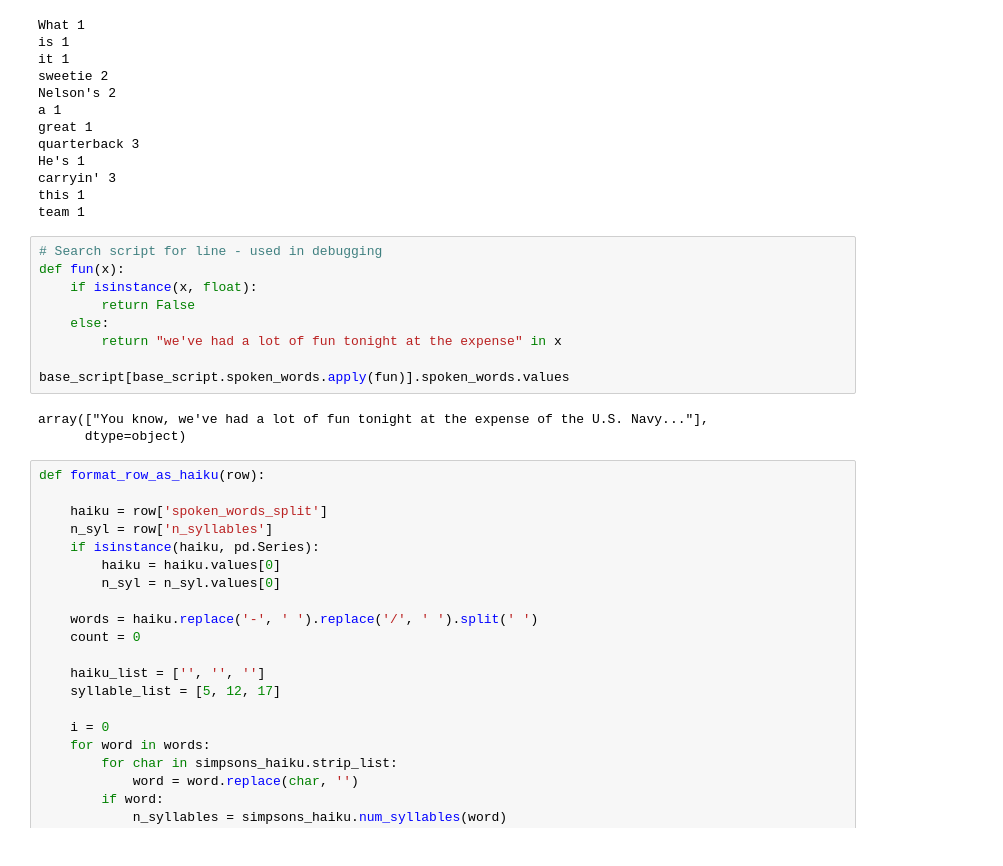
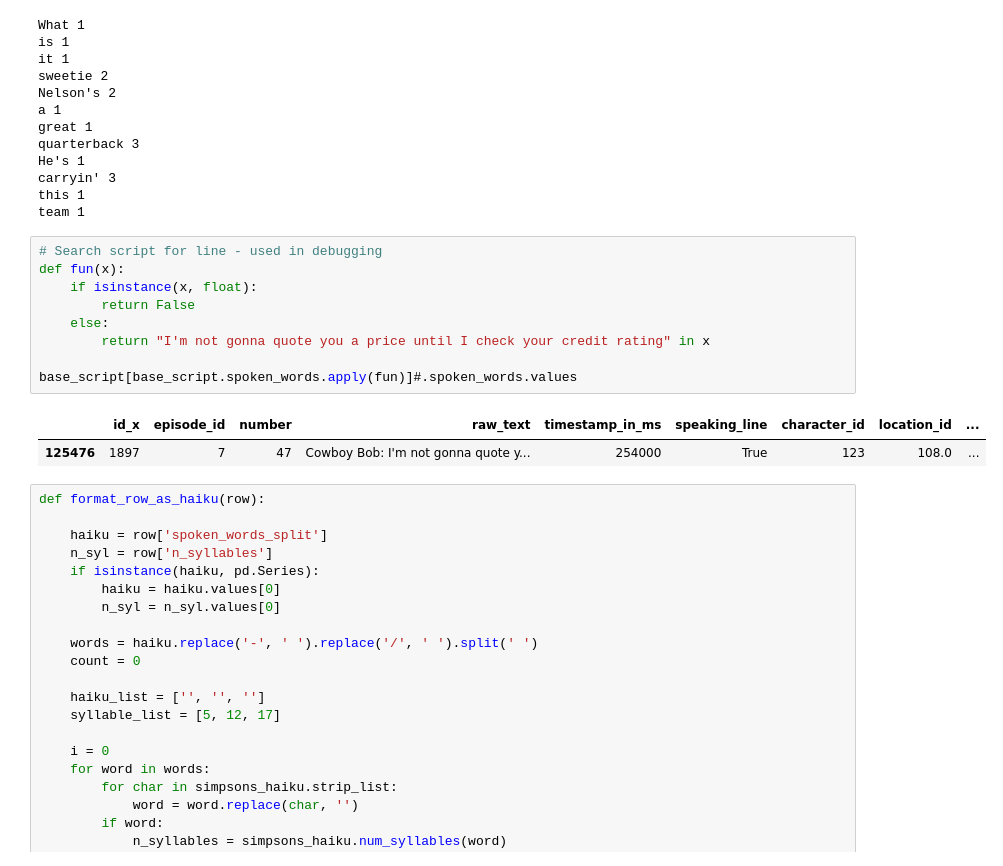
Before and after one commit to mwestt/simpsons-haiku, a Jupyter notebook: haiku_demo.ipynb, the cells around one changed output. Saved outputs shown, nothing was run; the diff lists cells and outputs as text.

```diff
--- a/haiku_demo.ipynb
+++ b/haiku_demo.ipynb
@@ -268,15 +272,15 @@ team 1
 # %%
 # Search script for line - used in debugging
 def fun(x):
     if isinstance(x, float):
         return False
     else:
-        return "we've had a lot of fun tonight at the expense" in x
+        return "I'm not gonna quote you a price until I check your credit rating" in x
 
-base_script[base_script.spoken_words.apply(fun)].spoken_words.values
+base_script[base_script.spoken_words.apply(fun)]#.spoken_words.values
 # %% [output]
-array(["You know, we've had a lot of fun tonight at the expense of the U.S. Navy..."],
-      dtype=object)
+|  | id_x | episode_id | number | raw_text | timestamp_in_ms | speaking_line | character_id | location_id | ... |
+| 125476 | 1897 | 7 | 47 | Cowboy Bob: I'm not gonna quote y... | 254000 | True | 123 | 108.0 | ... |
 # %%
 def format_row_as_haiku(row):
 
```
Also changed, not shown: parts of 13 cells of this notebook, 4 other files.
